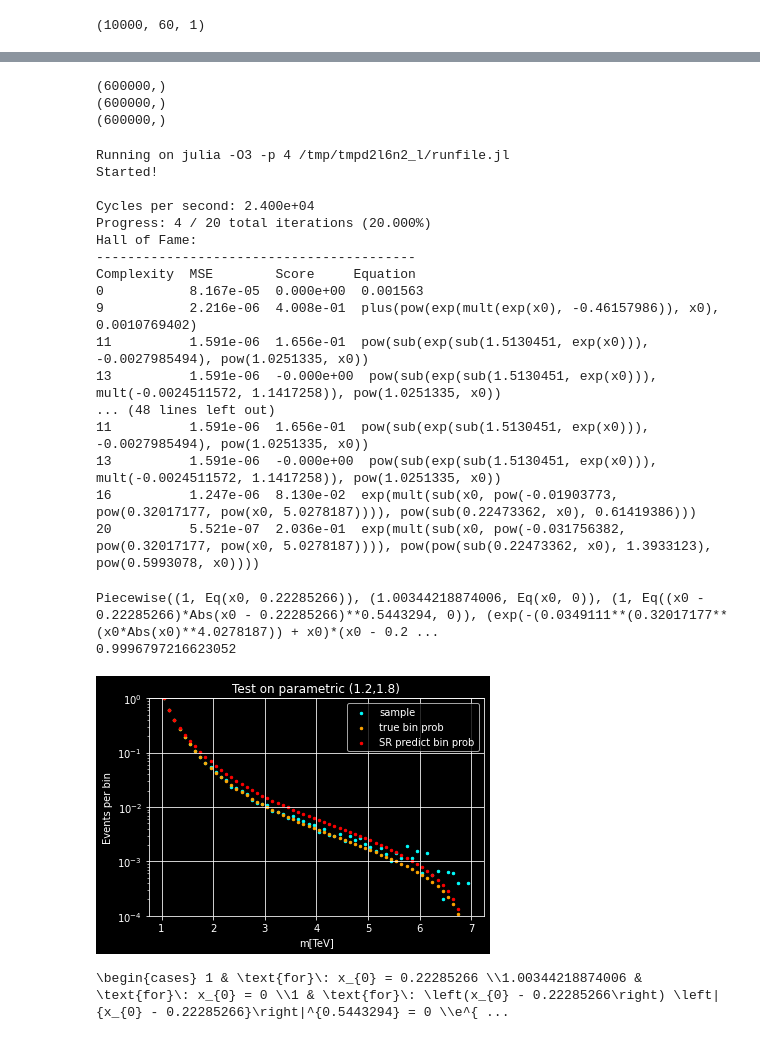
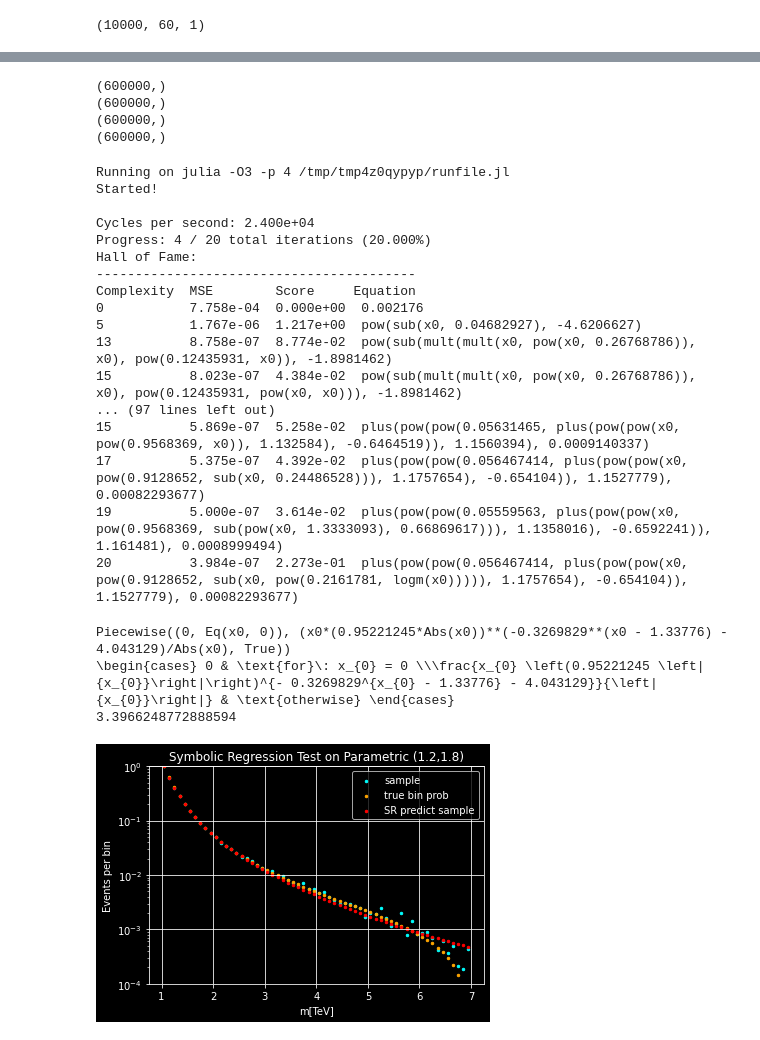
Before and after one commit to TDHTTTT/GCNN, a Jupyter notebook: WIP_bgfit_sr.ipynb, the cells around one changed output, grey strips where cells are left out. Drawn from its saved outputs; the diff is of its cells as text; code cells hidden in the pictures.

```diff
--- a/WIP_bgfit_sr.ipynb
+++ b/WIP_bgfit_sr.ipynb
@@ -119,0 +160,5 @@ def plot1(X, Y):
+# %%
+for i in range(10):
+    X_test,Y_test,binsc,Z_test,tsx = data_gen(1.2,1.8,NE,1,f,scaled=True, pdf=of)
+    print(tsx)
+    plot3(binsc, X_test, Y_test, Z_test)
@@ -120,4 +218,5 @@ def plot1(X, Y):
 # %%
+# Check data
 for i in np.random.randint(NP, size=10):
-    plot1(X[i,:], Y[i,:])
+    plot2(binsc, X[i,:], Y[i,:])
 # %% [output]
@@ -153,18 +253,24 @@ print(X_sr.shape, Y_sr.shape, W_sr.shape)
 # %%
 print(X_sr.flatten().shape)
-print(Y_sr.flatten().shape)
+print(Y_srs.flatten().shape)
+print(Y_srp.flatten().shape)
 print(W_sr.flatten().shape)
 # %% [output]
 (600000,)
 (600000,)
 (600000,)
+(600000,)
 # %%
 N = 120
-equations = pysr(X_sr.flatten()[:N], Y_sr.flatten()[:N], weights=W_sr.flatten()[:N], niterations=5,
-        binary_operators=["plus", "sub", "mult", "pow"],
-        unary_operators=["exp","logm"])
+equations_sample = pysr(X_sr.flatten()[:N], Y_srs.flatten()[:N], weights=W_sr.flatten()[:N],
+                        niterations=5, binary_operators=["plus", "sub", "mult", "pow"],
+                        unary_operators=["exp","logm"])
+
+equations_prob = pysr(X_sr.flatten()[:N], Y_srp.flatten()[:N], weights=W_sr.flatten()[:N],
+                        niterations=5, binary_operators=["plus", "sub", "mult", "pow"],
+                        unary_operators=["exp","logm"])
 # %% [output]
-Running on julia -O3 -p 4 /tmp/tmpd2l6n2_l/runfile.jl
+Running on julia -O3 -p 4 /tmp/tmp4z0qypyp/runfile.jl
 Started!
 
 Cycles per second: 2.400e+04
@@ -172,22 +278,26 @@ Progress: 4 / 20 total iterations (20.000%)
 Hall of Fame:
 -----------------------------------------
 Complexity  MSE        Score     Equation
-0           8.167e-05  0.000e+00  0.001563
-9           2.216e-06  4.008e-01  plus(pow(exp(mult(exp(x0), -0.46157986)), x0), 0.0010769402)
-11          1.591e-06  1.656e-01  pow(sub(exp(sub(1.5130451, exp(x0))), -0.0027985494), pow(1.0251335, x0))
-13          1.591e-06  -0.000e+00  pow(sub(exp(sub(1.5130451, exp(x0))), mult(-0.0024511572, 1.1417258)), pow(1.0251335, x0))
-... (48 lines left out)
-11          1.591e-06  1.656e-01  pow(sub(exp(sub(1.5130451, exp(x0))), -0.0027985494), pow(1.0251335, x0))
-13          1.591e-06  -0.000e+00  pow(sub(exp(sub(1.5130451, exp(x0))), mult(-0.0024511572, 1.1417258)), pow(1.0251335, x0))
-16          1.247e-06  8.130e-02  exp(mult(sub(x0, pow(-0.01903773, pow(0.32017177, pow(x0, 5.0278187)))), pow(sub(0.22473362, x0), 0.61419386)))
-20          5.521e-07  2.036e-01  exp(mult(sub(x0, pow(-0.031756382, pow(0.32017177, pow(x0, 5.0278187)))), pow(pow(sub(0.22473362, x0), 1.3933123), pow(0.5993078, x0))))
+0           7.758e-04  0.000e+00  0.002176
+5           1.767e-06  1.217e+00  pow(sub(x0, 0.04682927), -4.6206627)
+13          8.758e-07  8.774e-02  pow(sub(mult(mult(x0, pow(x0, 0.26768786)), x0), pow(0.12435931, x0)), -1.8981462)
+15          8.023e-07  4.384e-02  pow(sub(mult(mult(x0, pow(x0, 0.26768786)), x0), pow(0.12435931, pow(x0, x0))), -1.8981462)
+... (97 lines left out)
+15          5.869e-07  5.258e-02  plus(pow(pow(0.05631465, plus(pow(pow(x0, pow(0.9568369, x0)), 1.132584), -0.6464519)), 1.1560394), 0.0009140337)
+17          5.375e-07  4.392e-02  plus(pow(pow(0.056467414, plus(pow(pow(x0, pow(0.9128652, sub(x0, 0.24486528))), 1.1757654), -0.654104)), 1.1527779), 0.00082293677)
+19          5.000e-07  3.614e-02  plus(pow(pow(0.05559563, plus(pow(pow(x0, pow(0.9568369, sub(pow(x0, 1.3333093), 0.66869617))), 1.1358016), -0.6592241)), 1.161481), 0.0008999494)
+20          3.984e-07  2.273e-01  plus(pow(pow(0.056467414, plus(pow(pow(x0, pow(0.9128652, sub(x0, pow(0.2161781, logm(x0))))), 1.1757654), -0.654104)), 1.1527779), 0.00082293677)
 # %%
-def testsr1(lowp, highp, ne=NE, plot=True, equations=equations):
-    X_test,Y_test,binsc= data_gen(lowp,highp,ne,1,f,scaled=True)
-    X_test = X_test.reshape(1, X_test.shape[0], 1)
-    Y_test = Y_test.reshape(1, Y_test.shape[0], 1)
+def testsr1(lowp, highp, equations, sorp, ne=NE, plot=True, random=False, nbins=NBINS, n=N):
+    if random:
+        X_test,Y_test,binsc = data_gen(lowp,highp,ne,1,f,scaled=True)
+    else:
+        X_test = np.average(Y_srs[:n//nbins], axis=0)
+        Y_test = np.average(Y_srp[:n//nbins], axis=0)
+        binsc = X_sr.flatten()[:nbins]
 
     print(best(equations))
+    print(best_tex(equations))
     Y_hat = best_callable(equations)(binsc)
     print(sum(Y_hat))
 
@@ -196,21 +306,25 @@ def testsr1(lowp, highp, ne=NE, plot=True, equations=equations):
         plt.ylim((10**-4,10**0))
         plt.yscale("log")
         plt.scatter(binsc,X_test, s=6, label="sample",c="cyan")
-        plt.scatter(binsc, prob2event(Y_test), s=6, label="true bin prob", c="orange")
-        plt.scatter(binsc, prob2event(Y_hat), s=6, label="SR predict bin prob", c="red")
+        plt.scatter(binsc, prob2event(Y_test, (0,1), NBINS), s=6, label="true bin prob", c="orange")
+        if sorp == "p":
+            plt.scatter(binsc, prob2event(Y_hat, (0,1), NBINS), s=6,
+                        label="SR predict bin prob", c="red")
+        elif sorp == "s":
+            plt.scatter(binsc, Y_hat, s=6,
+                        label="SR predict sample", c="red")
+
         plt.xlabel("m[TeV]")
         plt.ylabel("Events per bin")
-        plt.title("Test on parametric ({},{})".format(lowp, highp))
+        plt.title("Symbolic Regression Test on Parametric ({},{})".format(lowp, highp))
         plt.legend()
         plt.show()
+
     return X_test, Y_test, Y_hat
 # %%
-_ = testsr1(1.2, 1.8, equations=equations)
+_ = testsr1(1.2, 1.8, equations_sample, "s")
 # %% [output]
-Piecewise((1, Eq(x0, 0.22285266)), (1.00344218874006, Eq(x0, 0)), (1, Eq((x0 - 0.22285266)*Abs(x0 - 0.22285266)**0.5443294, 0)), (exp(-(0.0349111**(0.32017177**(x0*Abs(x0)**4.0278187)) + x0)*(x0 - 0.2 ...
-0.9996797216623052
+Piecewise((0, Eq(x0, 0)), (x0*(0.95221245*Abs(x0))**(-0.3269829**(x0 - 1.33776) - 4.043129)/Abs(x0), True))
+\begin{cases} 0 & \text{for}\: x_{0} = 0 \\\frac{x_{0} \left(0.95221245 \left|{x_{0}}\right|\right)^{- 0.3269829^{x_{0} - 1.33776} - 4.043129}}{\left|{x_{0}}\right|} & \text{otherwise} \end{cases}
+3.3966248772888594
-[figure, old version]
+[figure, new version]
-# %%
-print(best_tex())
-# %% [output]
-\begin{cases} 1 & \text{for}\: x_{0} = 0.22285266 \\1.00344218874006 & \text{for}\: x_{0} = 0 \\1 & \text{for}\: \left(x_{0} - 0.22285266\right) \left|{x_{0} - 0.22285266}\right|^{0.5443294} = 0 \\e^{ ...
```
Also changed, not shown: parts of 18 cells of this notebook.
